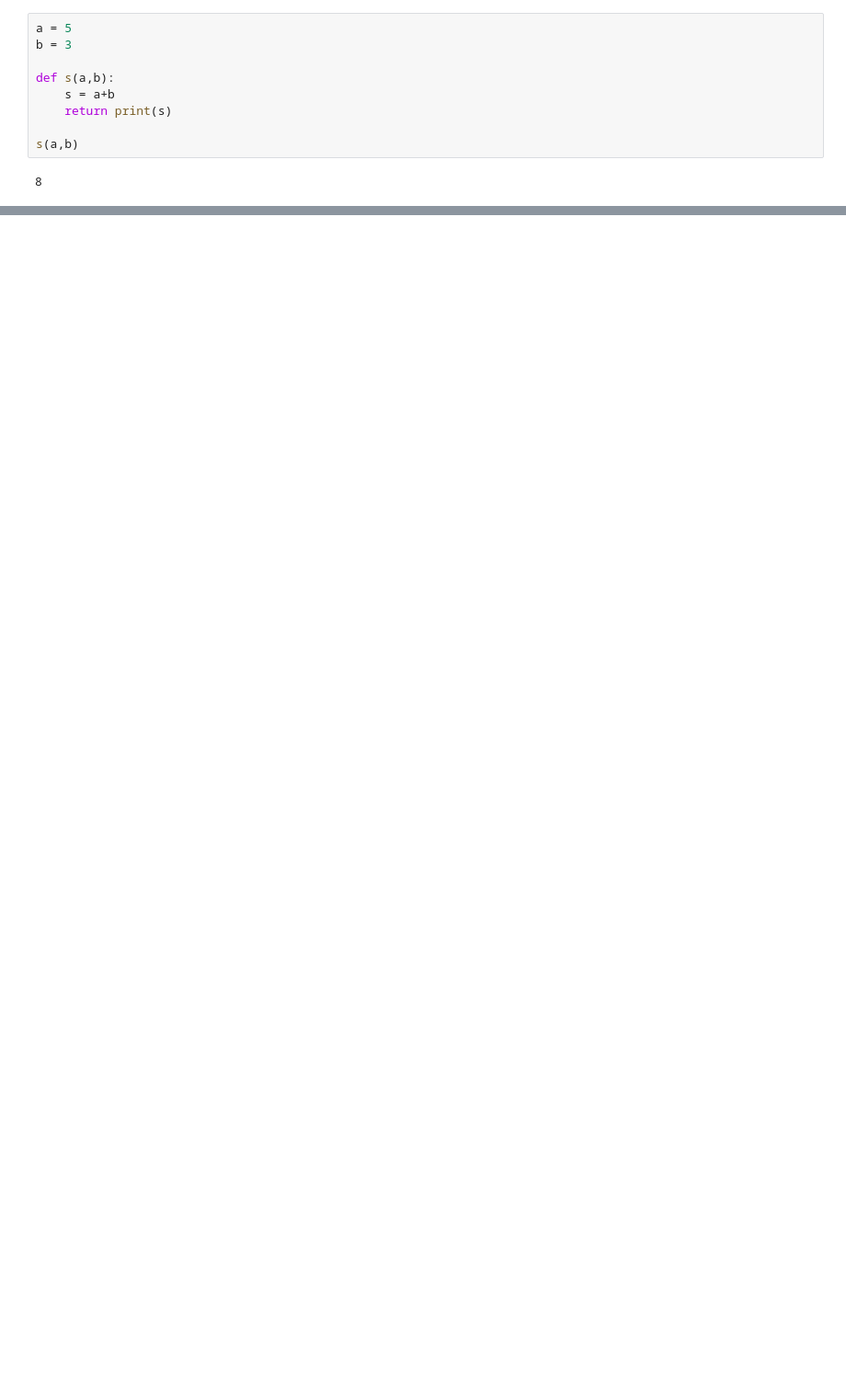
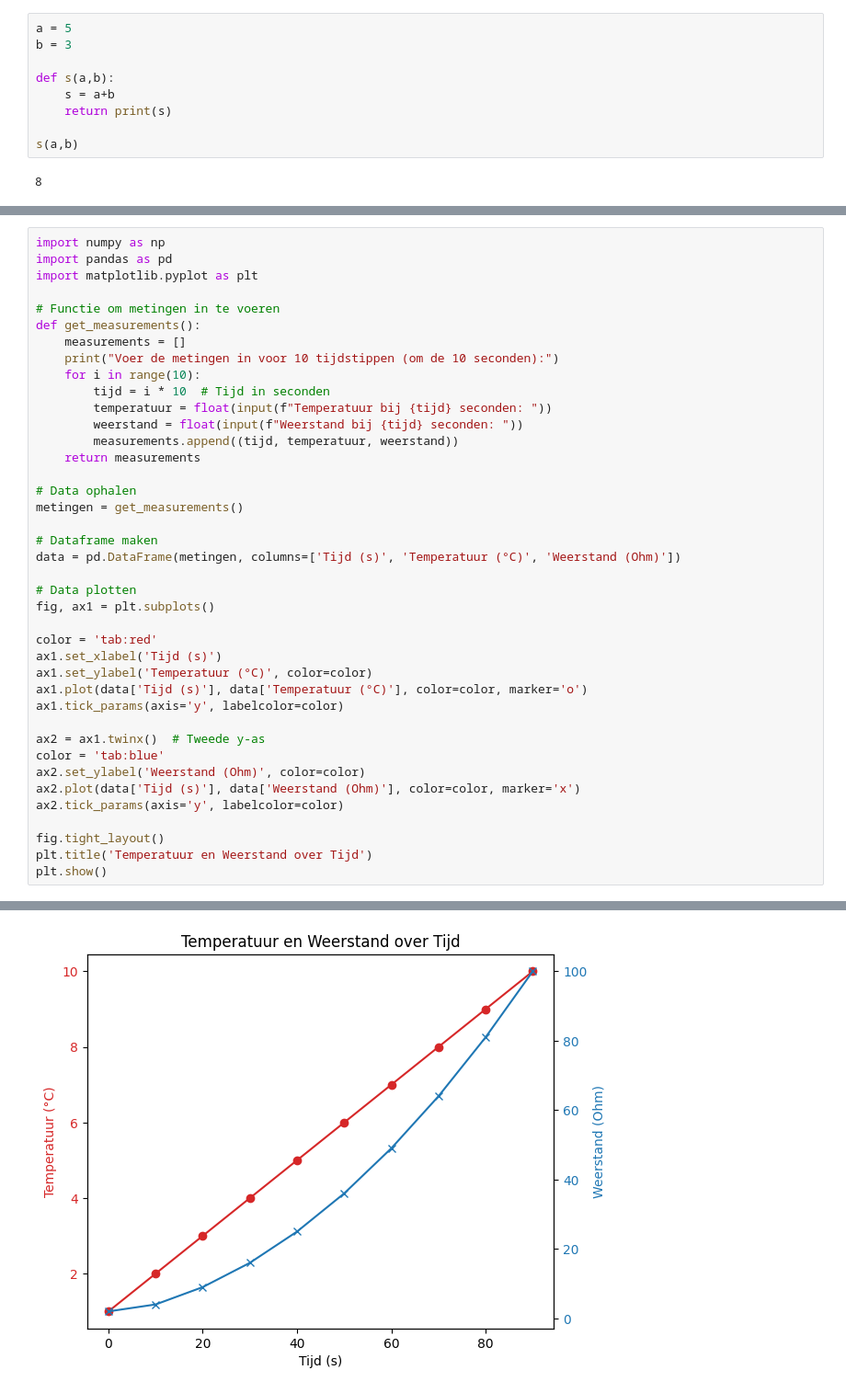
Before and after one commit to LowiSturrus/Informatica, a Jupyter notebook: book/Python/python_invoer.ipynb, the cells around one changed output, grey strips where cells are left out. Shown: that part at 92% size. Drawn from its saved outputs; the diff is of its cells as text; blank space fills up the shorter version.

```diff
--- a/book/Python/python_invoer.ipynb
+++ b/book/Python/python_invoer.ipynb
@@ -69,0 +109,41 @@ print(som(getal_1,getal_2))
+# %%
+import numpy as np
+import pandas as pd
+import matplotlib.pyplot as plt
+
+# Functie om metingen in te voeren
+def get_measurements():
+    measurements = []
+    print("Voer de metingen in voor 10 tijdstippen (om de 10 seconden):")
+    for i in range(10):
+        tijd = i * 10  # Tijd in seconden
+        temperatuur = float(input(f"Temperatuur bij {tijd} seconden: "))
+        weerstand = float(input(f"Weerstand bij {tijd} seconden: "))
+        measurements.append((tijd, temperatuur, weerstand))
+    return measurements
+
+# Data ophalen
+metingen = get_measurements()
+
+# Dataframe maken
+data = pd.DataFrame(metingen, columns=['Tijd (s)', 'Temperatuur (°C)', 'Weerstand (Ohm)'])
+
+# Data plotten
+fig, ax1 = plt.subplots()
+
+color = 'tab:red'
+ax1.set_xlabel('Tijd (s)')
+ax1.set_ylabel('Temperatuur (°C)', color=color)
+ax1.plot(data['Tijd (s)'], data['Temperatuur (°C)'], color=color, marker='o')
+ax1.tick_params(axis='y', labelcolor=color)
+
+ax2 = ax1.twinx()  # Tweede y-as
+color = 'tab:blue'
+ax2.set_ylabel('Weerstand (Ohm)', color=color)
+ax2.plot(data['Tijd (s)'], data['Weerstand (Ohm)'], color=color, marker='x')
+ax2.tick_params(axis='y', labelcolor=color)
+
+fig.tight_layout()
+plt.title('Temperatuur en Weerstand over Tijd')
+plt.show()
+# %% [output]
@@ -69,0 +151 @@ print(som(getal_1,getal_2))
+[figure, added]
```
Also changed, not shown: parts of 8 cells of this notebook, 4 other files.
